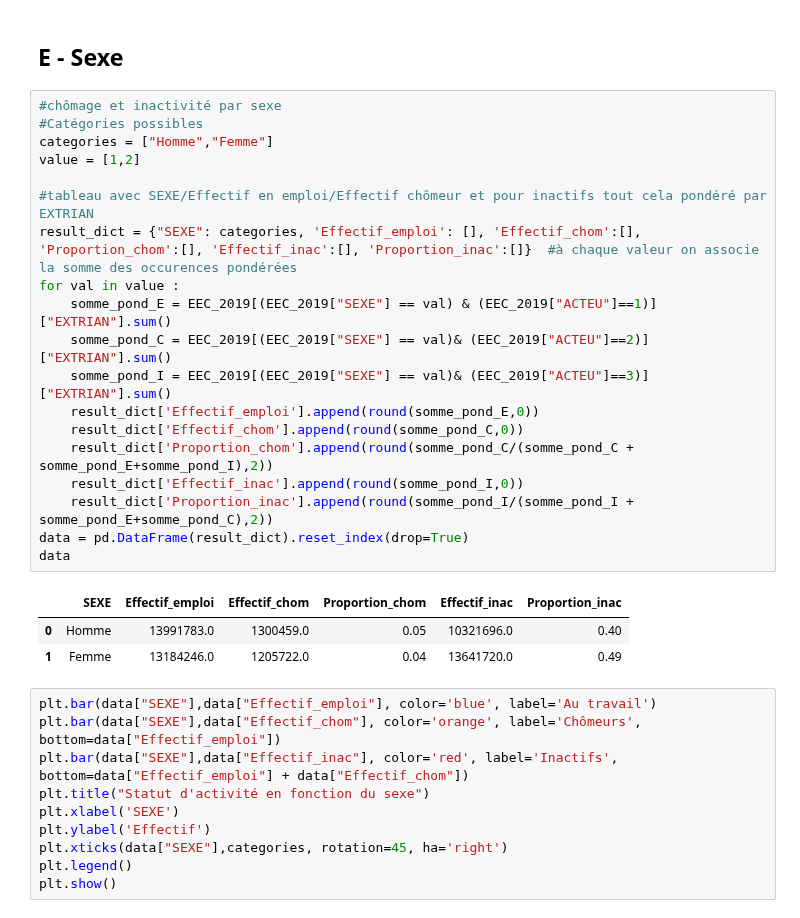
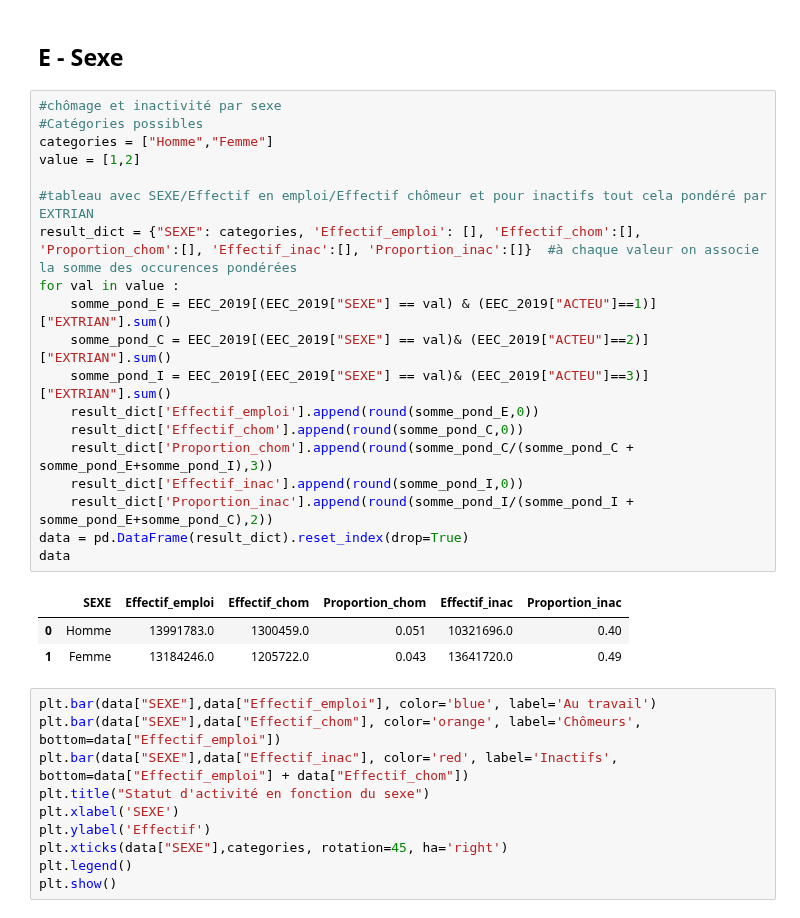
Before and after one commit to Alexis-Barrau/python_ensae, a Jupyter notebook: Scripts/Main notebook.ipynb, the cells around one changed output. Saved outputs shown, nothing was run; the diff lists cells and outputs as text.

```diff
--- a/Scripts/Main notebook.ipynb
+++ b/Scripts/Main notebook.ipynb
@@ -197,26 +197,26 @@ La tranche d'âge allant de 30 à 60 recensant principalement des actifs (entre
 # %%
 #chômage et inactivité par sexe
 #Catégories possibles
 categories = ["Homme","Femme"]
 value = [1,2]
 
 #tableau avec SEXE/Effectif en emploi/Effectif chômeur et pour inactifs tout cela pondéré par EXTRIAN
 result_dict = {"SEXE": categories, 'Effectif_emploi': [], 'Effectif_chom':[], 'Proportion_chom':[], 'Effectif_inac':[], 'Proportion_inac':[]}  #à chaque valeur on associe la somme des occurences pondérées
 for val in value :
     somme_pond_E = EEC_2019[(EEC_2019["SEXE"] == val) & (EEC_2019["ACTEU"]==1)]["EXTRIAN"].sum()
     somme_pond_C = EEC_2019[(EEC_2019["SEXE"] == val)& (EEC_2019["ACTEU"]==2)]["EXTRIAN"].sum()
     somme_pond_I = EEC_2019[(EEC_2019["SEXE"] == val)& (EEC_2019["ACTEU"]==3)]["EXTRIAN"].sum()
     result_dict['Effectif_emploi'].append(round(somme_pond_E,0))
     result_dict['Effectif_chom'].append(round(somme_pond_C,0))
-    result_dict['Proportion_chom'].append(round(somme_pond_C/(somme_pond_C + somme_pond_E+somme_pond_I),2))
+    result_dict['Proportion_chom'].append(round(somme_pond_C/(somme_pond_C + somme_pond_E+somme_pond_I),3))
     result_dict['Effectif_inac'].append(round(somme_pond_I,0))
     result_dict['Proportion_inac'].append(round(somme_pond_I/(somme_pond_I + somme_pond_E+somme_pond_C),2))
 data = pd.DataFrame(result_dict).reset_index(drop=True)
 data
 # %% [output]
 |  | SEXE | Effectif_emploi | Effectif_chom | Proportion_chom | Effectif_inac | Proportion_inac |
-| 0 | Homme | 13991783.0 | 1300459.0 | 0.05 | 10321696.0 | 0.40 |
-| 1 | Femme | 13184246.0 | 1205722.0 | 0.04 | 13641720.0 | 0.49 |
+| 0 | Homme | 13991783.0 | 1300459.0 | 0.051 | 10321696.0 | 0.40 |
+| 1 | Femme | 13184246.0 | 1205722.0 | 0.043 | 13641720.0 | 0.49 |
 # %%
 plt.bar(data["SEXE"],data["Effectif_emploi"], color='blue', label='Au travail')
 plt.bar(data["SEXE"],data["Effectif_chom"], color='orange', label='Chômeurs', bottom=data["Effectif_emploi"])
```
Also changed, not shown: parts of 30 cells of this notebook, 1 other file.
